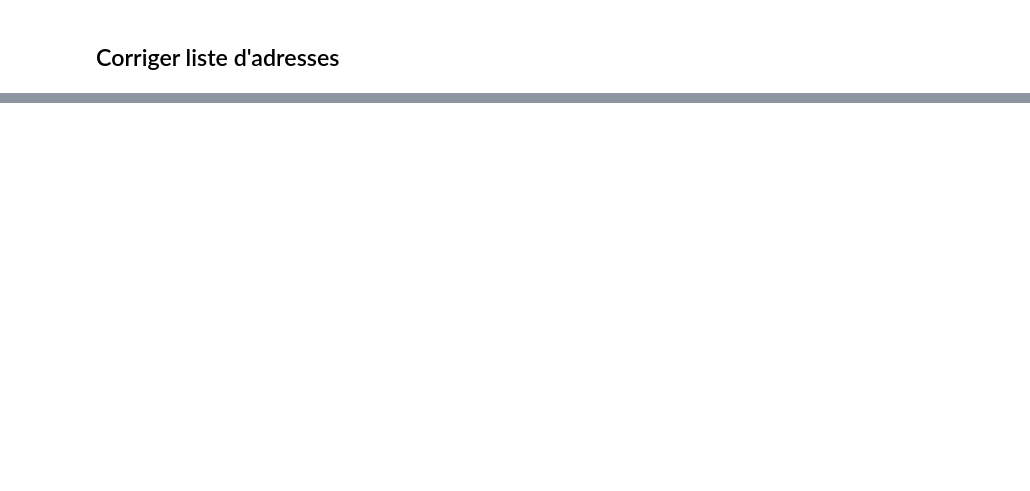
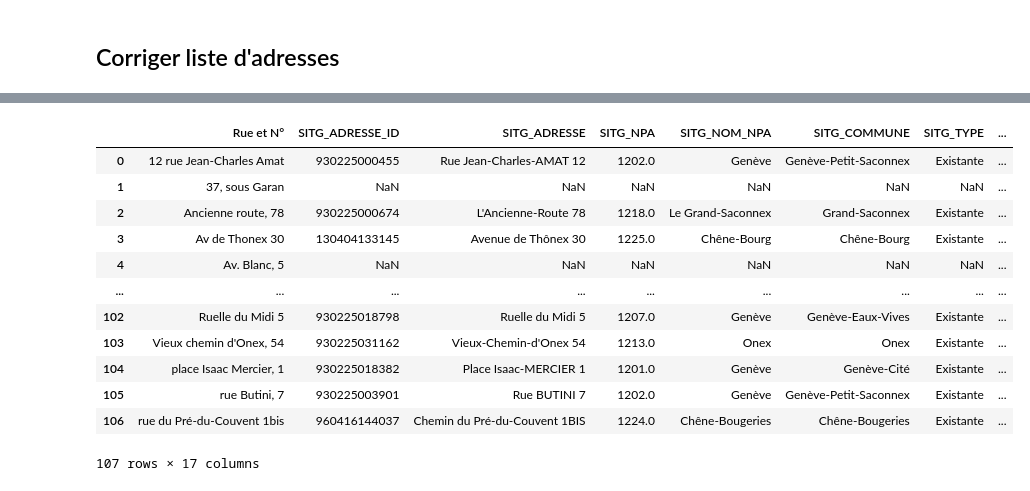
Before and after one commit to denisiglesiasgarcia/sitg-geocode, a Jupyter notebook: notebooks/sitg_labs_api.ipynb, the cells around one changed output, grey strips where cells are left out. Cells and saved outputs as stored; diff of their text form; code cells hidden in the pictures; blank space fills up the shorter version.

```diff
--- a/notebooks/sitg_labs_api.ipynb
+++ b/notebooks/sitg_labs_api.ipynb
@@ -77,0 +93,6 @@ display(df_resultat.to_pandas())
+# %%
+from sitg_geocode import inspect_sitg_response
+
+GEOCODER_SERVICE_URL = "http://localhost:8000/api/v2/search"
+
+await inspect_sitg_response(adresse="Av. J-D Maillard, 7, Meyrin", api_url=GEOCODER_SERVICE_URL)
@@ -77,0 +117,23 @@ display(df_resultat.to_pandas())
+# %%
+import polars as pl
+from polars.dataframe.frame import DataFrame
+
+from sitg_geocode import sitg_geocode_async
+
+# même CSV de test que ci-dessus, mais géocodé via geocoder-service
+df: DataFrame = pl.read_csv(source="test_adresses.csv")
+
+result_geocode_geocoder_service: DataFrame = await sitg_geocode_async(
+    df,
+    col_adresse="Rue et N°",
+    max_concurrent=10,
+    min_score_threshold=95,
+    api_url=GEOCODER_SERVICE_URL,
+)
+
+df_resultat_geocoder_service: DataFrame = df.join(
+    other=result_geocode_geocoder_service, on="Rue et N°", how="left"
+)
+
+display(df_resultat_geocoder_service.to_pandas())
+# %% [output]
@@ -77,0 +154,13 @@ display(df_resultat.to_pandas())
+|  | Rue et N° | SITG_ADRESSE_ID | SITG_ADRESSE | SITG_NPA | SITG_NOM_NPA | SITG_COMMUNE | SITG_TYPE | ... |
+| 0 | 12 rue Jean-Charles Amat | 930225000455 | Rue Jean-Charles-AMAT 12 | 1202.0 | Genève | Genève-Petit-Saconnex | Existante | ... |
+| 1 | 37, sous Garan | NaN | NaN | NaN | NaN | NaN | NaN | ... |
+| 2 | Ancienne route, 78 | 930225000674 | L'Ancienne-Route 78 | 1218.0 | Le Grand-Saconnex | Grand-Saconnex | Existante | ... |
+| 3 | Av de Thonex 30 | 130404133145 | Avenue de Thônex 30 | 1225.0 | Chêne-Bourg | Chêne-Bourg | Existante | ... |
+| 4 | Av. Blanc, 5 | NaN | NaN | NaN | NaN | NaN | NaN | ... |
+| ... | ... | ... | ... | ... | ... | ... | ... | ... |
+| 102 | Ruelle du Midi 5 | 930225018798 | Ruelle du Midi 5 | 1207.0 | Genève | Genève-Eaux-Vives | Existante | ... |
+| 103 | Vieux chemin d'Onex, 54 | 930225031162 | Vieux-Chemin-d'Onex 54 | 1213.0 | Onex | Onex | Existante | ... |
+| 104 | place Isaac Mercier, 1 | 930225018382 | Place Isaac-MERCIER 1 | 1201.0 | Genève | Genève-Cité | Existante | ... |
+| 105 | rue Butini, 7 | 930225003901 | Rue BUTINI 7 | 1202.0 | Genève | Genève-Petit-Saconnex | Existante | ... |
+| 106 | rue du Pré-du-Couvent 1bis | 960416144037 | Chemin du Pré-du-Couvent 1BIS | 1224.0 | Chêne-Bougeries | Chêne-Bougeries | Existante | ... |
+107 rows × 17 columns
```
Also changed, not shown: parts of 7 cells of this notebook, 4 other files.
